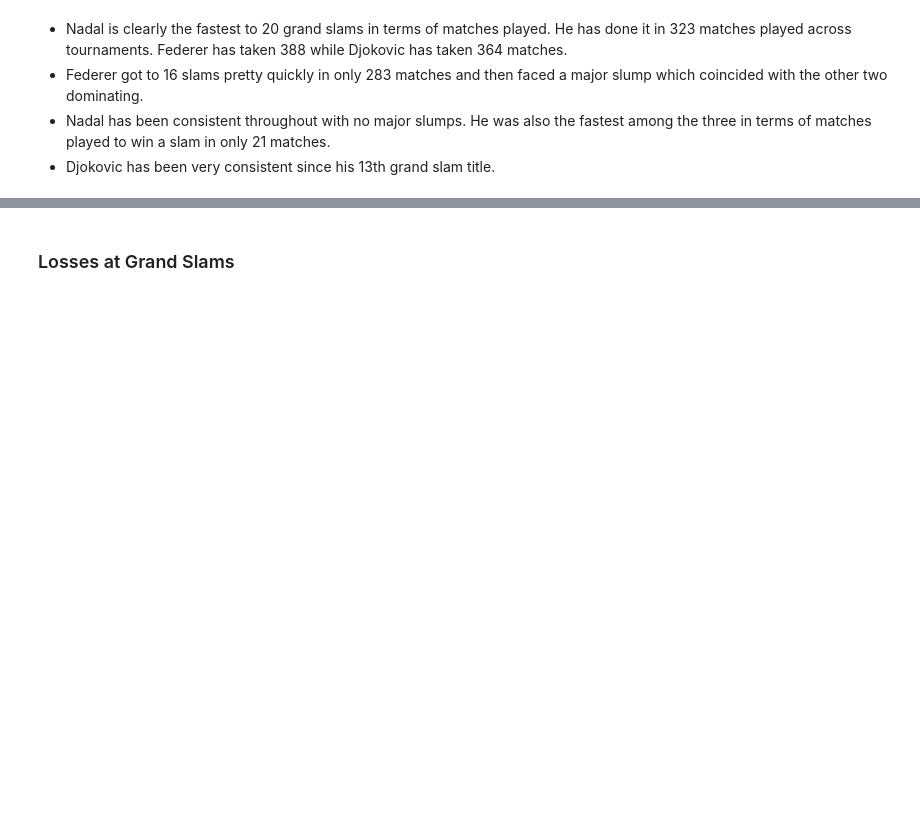
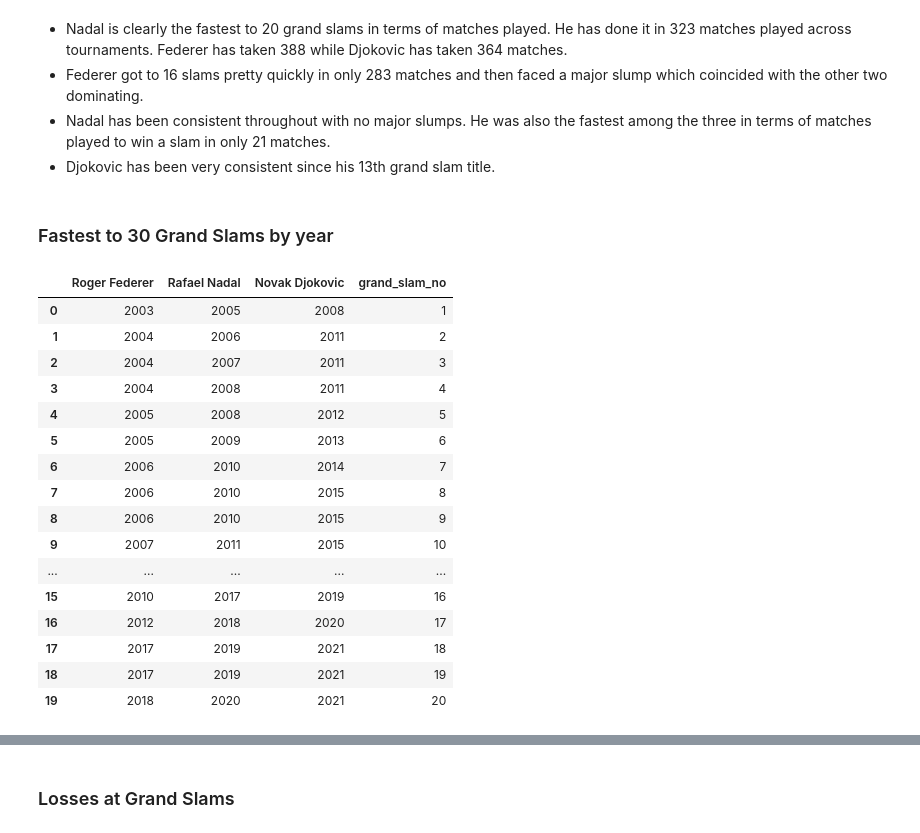
Before and after one commit to ppai22/exploratory-data-analyses, a Jupyter notebook: Tennis/Tennis_GOATs.ipynb, the cells around one changed output, grey strips where cells are left out. Cells and saved outputs as stored; diff of their text form; code cells hidden in the pictures; blank space fills up the shorter version.

```diff
--- a/Tennis/Tennis_GOATs.ipynb
+++ b/Tennis/Tennis_GOATs.ipynb
@@ -241,3 +243,30 @@ goats_win.plot(x="grand_slam_no", xticks=goats_win["grand_slam_no"], grid=True)
 - Federer got to 16 slams pretty quickly in only 283 matches and then faced a major slump which coincided with the other two dominating.
 - Nadal has been consistent throughout with no major slumps. He was also the fastest among the three in terms of matches played to win a slam in only 21 matches.
 - Djokovic has been very consistent since his 13th grand slam title.
+# %% [markdown]
+### Fastest to 30 Grand Slams by year
+# %%
+goats_dict = {}
+for df in finals_li:
+    goats_dict[df["winner_name"].to_list()[0]] = pd.Series(df["year"].to_list())
+goats_win = pd.DataFrame(goats_dict)
+goats_win["grand_slam_no"] = np.arange(1, 21, 1)
+goats_win
+# %% [output]
+|  | Roger Federer | Rafael Nadal | Novak Djokovic | grand_slam_no |
+| 0 | 2003 | 2005 | 2008 | 1 |
+| 1 | 2004 | 2006 | 2011 | 2 |
+| 2 | 2004 | 2007 | 2011 | 3 |
+| 3 | 2004 | 2008 | 2011 | 4 |
+| 4 | 2005 | 2008 | 2012 | 5 |
+| 5 | 2005 | 2009 | 2013 | 6 |
+| 6 | 2006 | 2010 | 2014 | 7 |
+| 7 | 2006 | 2010 | 2015 | 8 |
+| 8 | 2006 | 2010 | 2015 | 9 |
+| 9 | 2007 | 2011 | 2015 | 10 |
+| ... | ... | ... | ... | ... |
+| 15 | 2010 | 2017 | 2019 | 16 |
+| 16 | 2012 | 2018 | 2020 | 17 |
+| 17 | 2017 | 2019 | 2021 | 18 |
+| 18 | 2017 | 2019 | 2021 | 19 |
+| 19 | 2018 | 2020 | 2021 | 20 |
```
Also changed, not shown: parts of 2 cells of this notebook.
